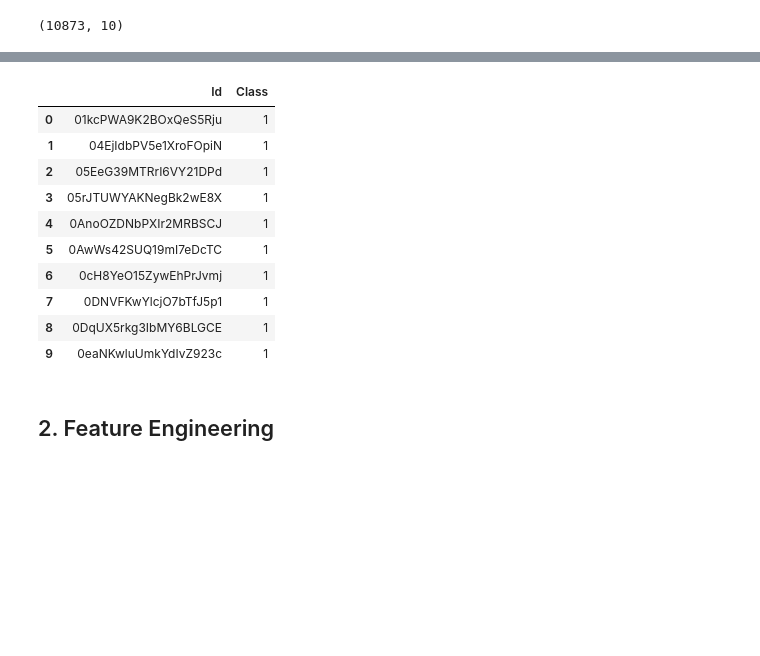
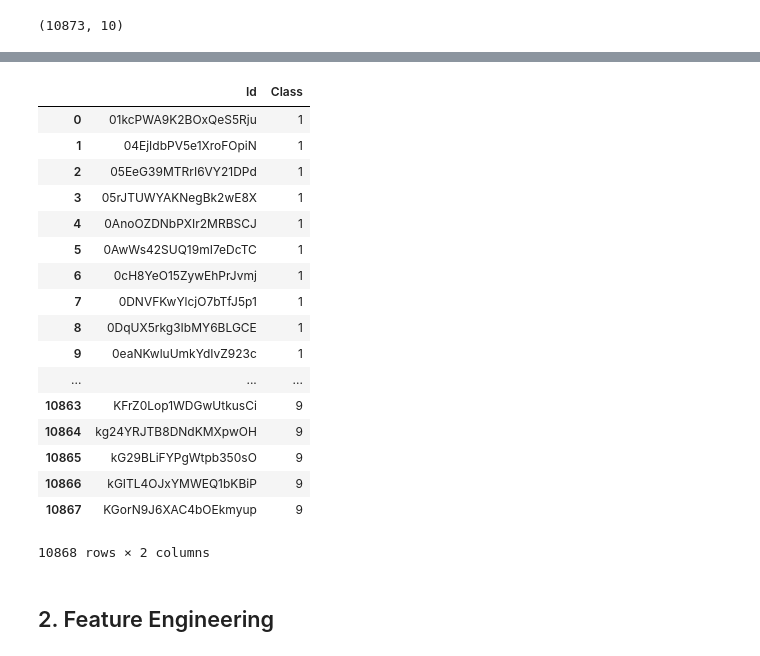
Before and after one commit to nguyenhoangson/Machine-Learning, a Jupyter notebook: MicrosoftMalware/work.ipynb, the cells around one changed output, grey strips where cells are left out. Drawn from its saved outputs; the diff is of its cells as text; code cells hidden in the pictures; blank space fills up the shorter version.

```diff
--- a/MicrosoftMalware/work.ipynb
+++ b/MicrosoftMalware/work.ipynb
@@ -31,15 +41,22 @@ train_labels.shape
 # %%
-train_labels.head(10)
+train_labels
 # %% [output]
 |  | Id | Class |
 | 0 | 01kcPWA9K2BOxQeS5Rju | 1 |
 | 1 | 04EjIdbPV5e1XroFOpiN | 1 |
 | 2 | 05EeG39MTRrI6VY21DPd | 1 |
 | 3 | 05rJTUWYAKNegBk2wE8X | 1 |
 | 4 | 0AnoOZDNbPXIr2MRBSCJ | 1 |
 | 5 | 0AwWs42SUQ19mI7eDcTC | 1 |
 | 6 | 0cH8YeO15ZywEhPrJvmj | 1 |
 | 7 | 0DNVFKwYlcjO7bTfJ5p1 | 1 |
 | 8 | 0DqUX5rkg3IbMY6BLGCE | 1 |
 | 9 | 0eaNKwluUmkYdIvZ923c | 1 |
+| ... | ... | ... |
+| 10863 | KFrZ0Lop1WDGwUtkusCi | 9 |
+| 10864 | kg24YRJTB8DNdKMXpwOH | 9 |
+| 10865 | kG29BLiFYPgWtpb350sO | 9 |
+| 10866 | kGITL4OJxYMWEQ1bKBiP | 9 |
+| 10867 | KGorN9J6XAC4bOEkmyup | 9 |
+10868 rows × 2 columns
 # %% [markdown]
```
Also changed, not shown: parts of 5 cells of this notebook, 1 other file.
